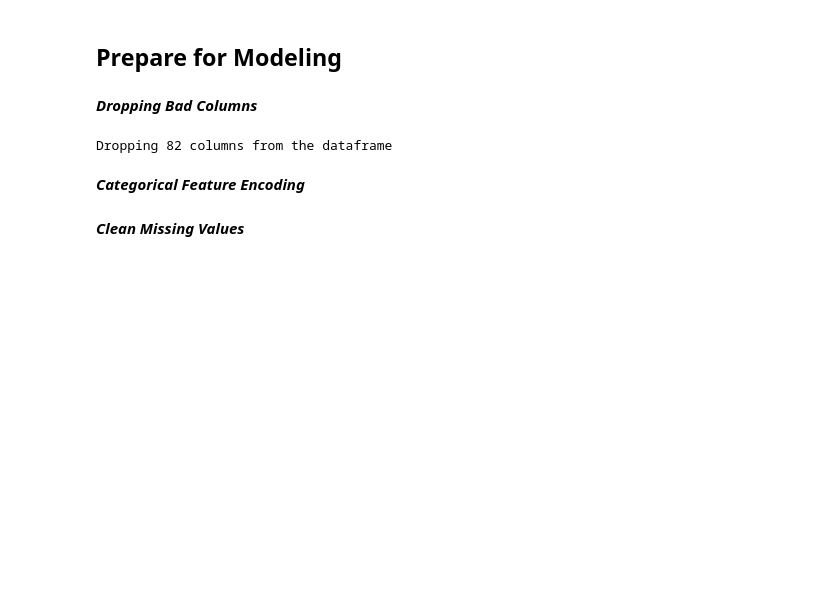
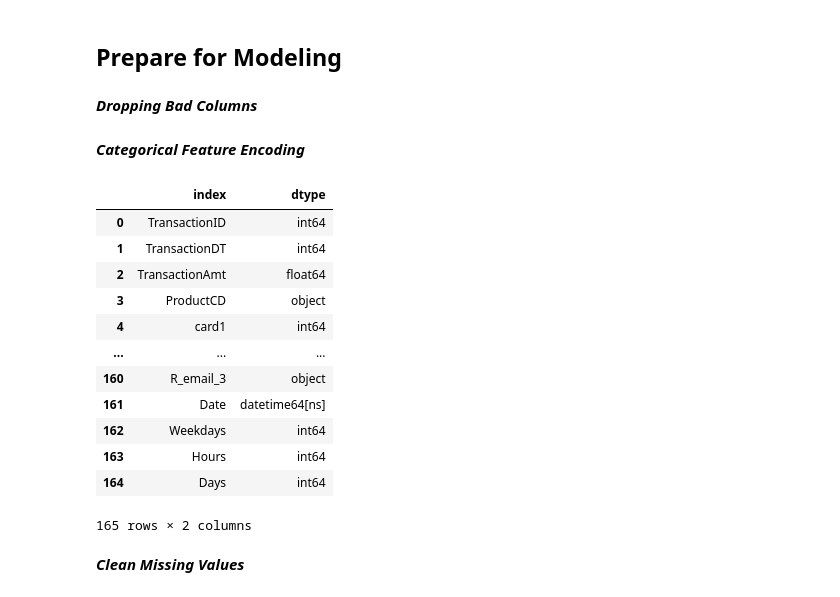
Before and after one commit to JoshSpangler96/IEEE-CIS-Fraud-Detection, a Jupyter notebook: IEEE_Fraud_Detection.ipynb, the cells around one changed output. Cells and saved outputs as stored; diff of their text form; code cells hidden in the pictures; blank space fills up the shorter version.

```diff
--- a/IEEE_Fraud_Detection.ipynb
+++ b/IEEE_Fraud_Detection.ipynb
@@ -250,9 +150,0 @@ Name: TransactionAmt, dtype: float64
-# %%
-plt.figure(figsize=(20,10))
-train['log_trans_amt'] = np.log(train['TransactionAmt'])
-train['log_trans_amt'].hist(bins=100)
-plt.xlabel('Log(TransactionAmt)')
-plt.ylabel('Frequency')
-plt.title('Log Transaction Distribution')
-
-plt.show()
@@ -510,13 +192,2 @@ MORE EDA IS NEEDED
 # %% [markdown]
 ## Feature Engineering
-# %%
-import datetime
-
-START_DATE = '2017-12-01'
-startdate = datetime.datetime.strptime(START_DATE, "%Y-%m-%d")
-
-train["Date"] = train['TransactionDT'].apply(lambda x: (startdate + datetime.timedelta(seconds=x)))
-
-train['Weekdays'] = train['Date'].dt.dayofweek
-train['Hours'] = train['Date'].dt.hour
-train['Days'] = train['Date'].dt.day
@@ -555,12 +235,8 @@ drop_cols.remove('isFraud')
 # %%
-train_drop = list(set(pd.Series(drop_cols).str.replace('-', '_')))
-test_drop = list(set(pd.Series(drop_cols).str.replace('_', '-')))
-print(f'Dropping {len(train_drop)} columns from the dataframe')
+# print(f'Dropping {len(train_drop)} columns from the dataframe')
-# %% [output]
-Dropping 82 columns from the dataframe
 # %%
-train.drop(train_drop, axis=1, inplace=True)
-test.drop(test_drop, axis=1, inplace=True)
+# train.drop(train_drop, axis=1, inplace=True)
+# test.drop(test_drop, axis=1, inplace=True)
 # %% [markdown]
 ***Categorical Feature Encoding***
 # %%
@@ -575 +250,20 @@ test_cat_cols = list(pd.Series(train_cat_cols).str.replace('id_', 'id-'))
+# %%
+d_type = pd.DataFrame(train.dtypes)
+d_type.rename({0: 'dtype'}, axis=1,  inplace=True)
+d_type.reset_index(inplace=True)
+cat_col = dtypes[]
+# %% [output]
+|  | index | dtype |
+| 0 | TransactionID | int64 |
+| 1 | TransactionDT | int64 |
+| 2 | TransactionAmt | float64 |
+| 3 | ProductCD | object |
+| 4 | card1 | int64 |
+| ... | ... | ... |
+| 160 | R_email_3 | object |
+| 161 | Date | datetime64[ns] |
+| 162 | Weekdays | int64 |
+| 163 | Hours | int64 |
+| 164 | Days | int64 |
+165 rows × 2 columns
 # %%
```
Also changed, not shown: parts of 81 cells of this notebook.
